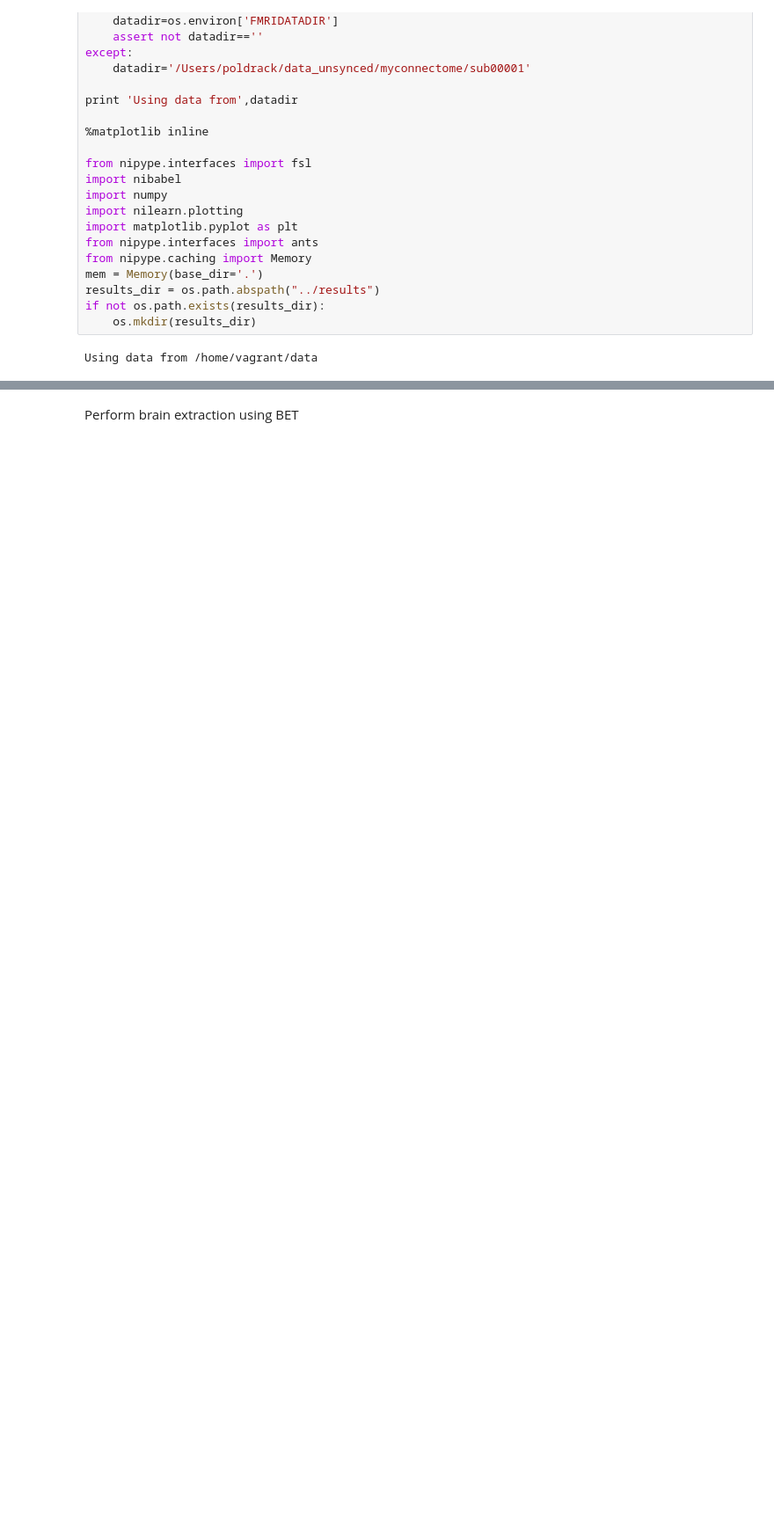
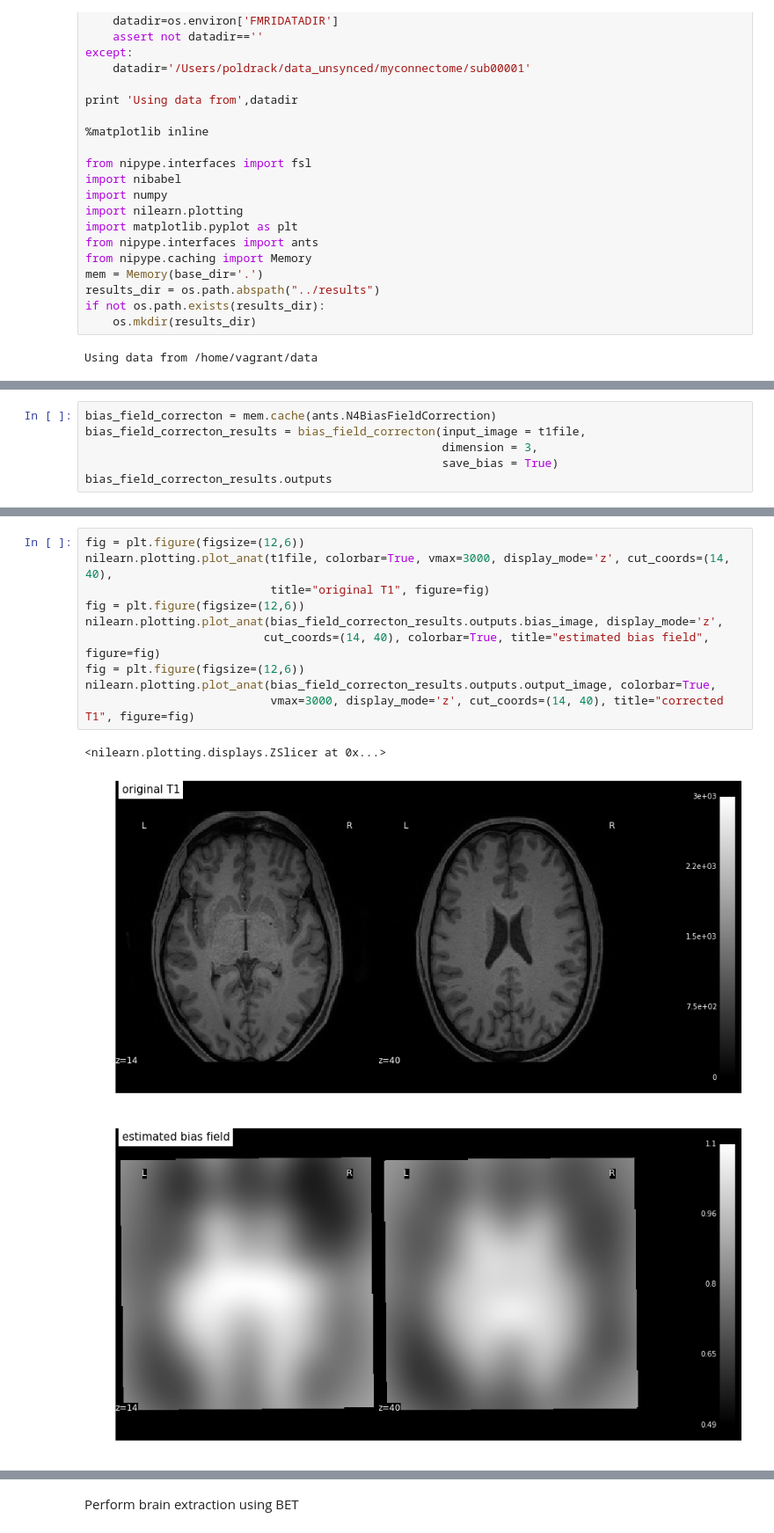
Before and after one commit to poldrack/fmri-analysis-vm, a Jupyter notebook: analysis/normalization/SpatialNormalization.ipynb, the cells around one changed output, grey strips where cells are left out. Shown at 88% size. Saved outputs shown, nothing was run; the diff lists cells and outputs as text; blank space fills up the shorter version.

```diff
--- a/analysis/normalization/SpatialNormalization.ipynb
+++ b/analysis/normalization/SpatialNormalization.ipynb
@@ -42,0 +49,6 @@ t1file=os.path.join(anatomydir,'sub00001_ses018_T1w_001.nii.gz')
+# %%
+bias_field_correcton = mem.cache(ants.N4BiasFieldCorrection)
+bias_field_correcton_results = bias_field_correcton(input_image = t1file,
+                                                    dimension = 3,
+                                                    save_bias = True)
+bias_field_correcton_results.outputs
@@ -42,0 +60,14 @@ t1file=os.path.join(anatomydir,'sub00001_ses018_T1w_001.nii.gz')
+# %%
+fig = plt.figure(figsize=(12,6))
+nilearn.plotting.plot_anat(t1file, colorbar=True, vmax=3000, display_mode='z', cut_coords=(14, 40),
+                           title="original T1", figure=fig)
+fig = plt.figure(figsize=(12,6))
+nilearn.plotting.plot_anat(bias_field_correcton_results.outputs.bias_image, display_mode='z',
+                          cut_coords=(14, 40), colorbar=True, title="estimated bias field", figure=fig)
+fig = plt.figure(figsize=(12,6))
+nilearn.plotting.plot_anat(bias_field_correcton_results.outputs.output_image, colorbar=True,
+                           vmax=3000, display_mode='z', cut_coords=(14, 40), title="corrected T1", figure=fig)
+# %% [output]
+<nilearn.plotting.displays.ZSlicer at 0x...>
+[figure, added]
+[figure, added]
```
Also changed, not shown: parts of 13 cells of this notebook, 1 other file.
